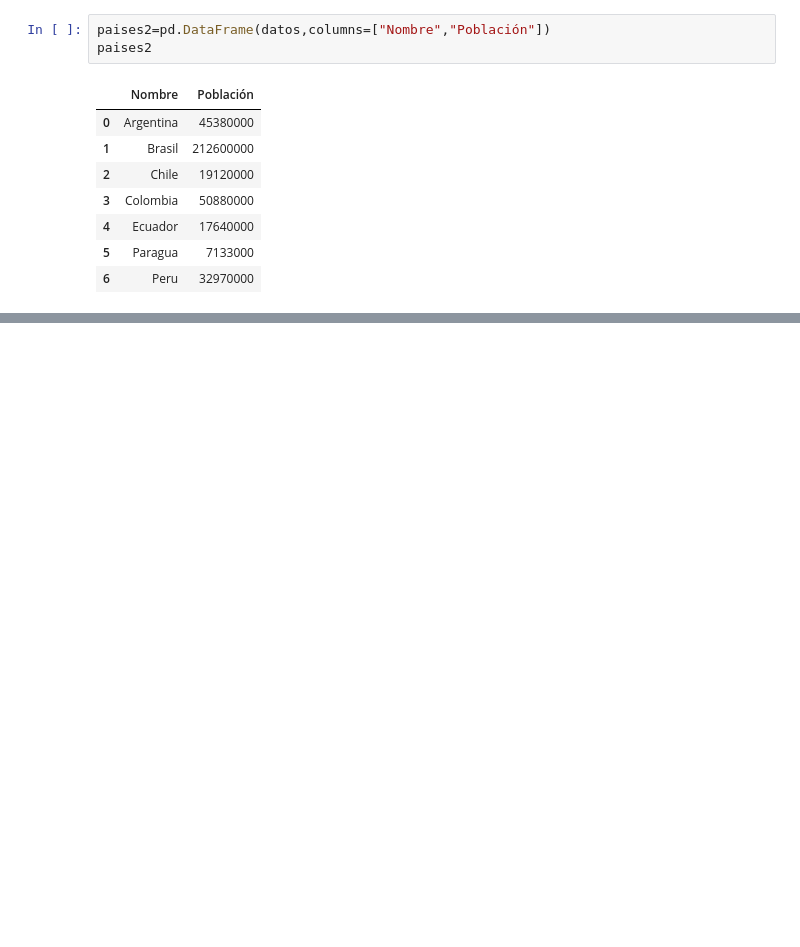
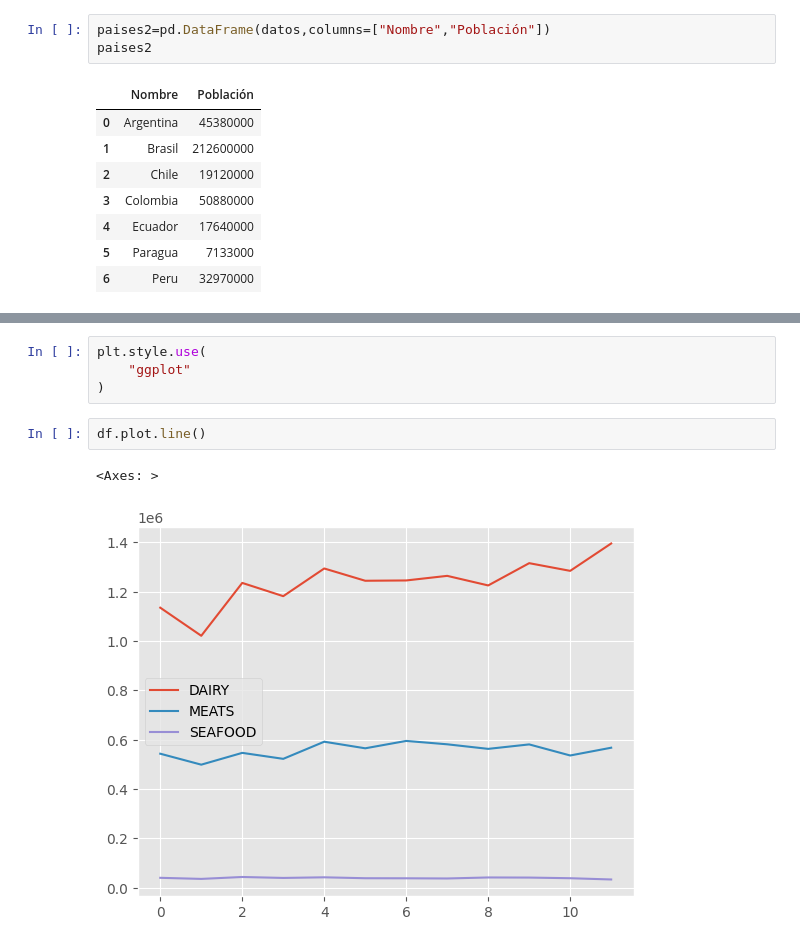
Before and after one commit to pablohf7/Analisis_ventas2015, a Jupyter notebook: Graficos.ipynb, the cells around one changed output, grey strips where cells are left out. Cells and saved outputs as stored; diff of their text form; blank space fills up the shorter version.

```diff
--- a/Graficos.ipynb
+++ b/Graficos.ipynb
@@ -297,0 +322,9 @@ paises2
+# %%
+plt.style.use(
+    "ggplot"
+)
+# %%
+df.plot.line()
+# %% [output]
+<Axes: >
+[figure, added]
```
Also changed, not shown: parts of 16 cells of this notebook.
